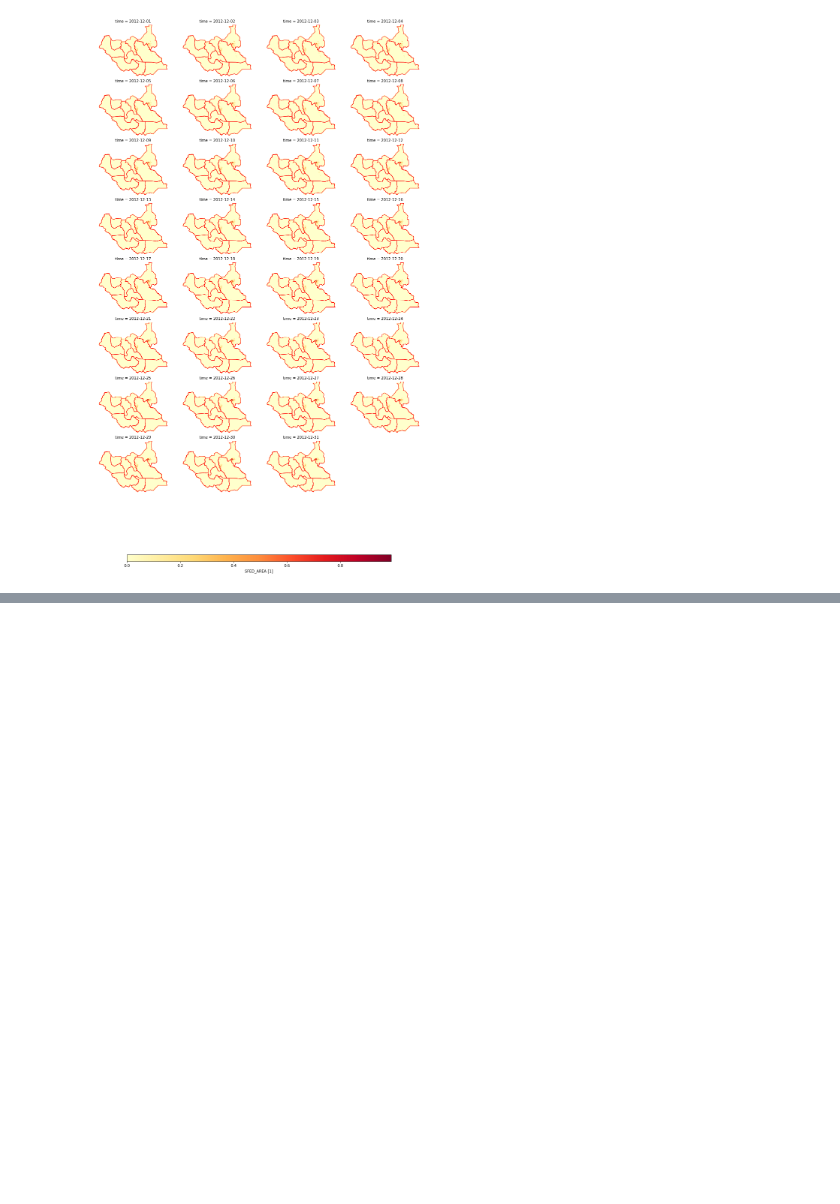
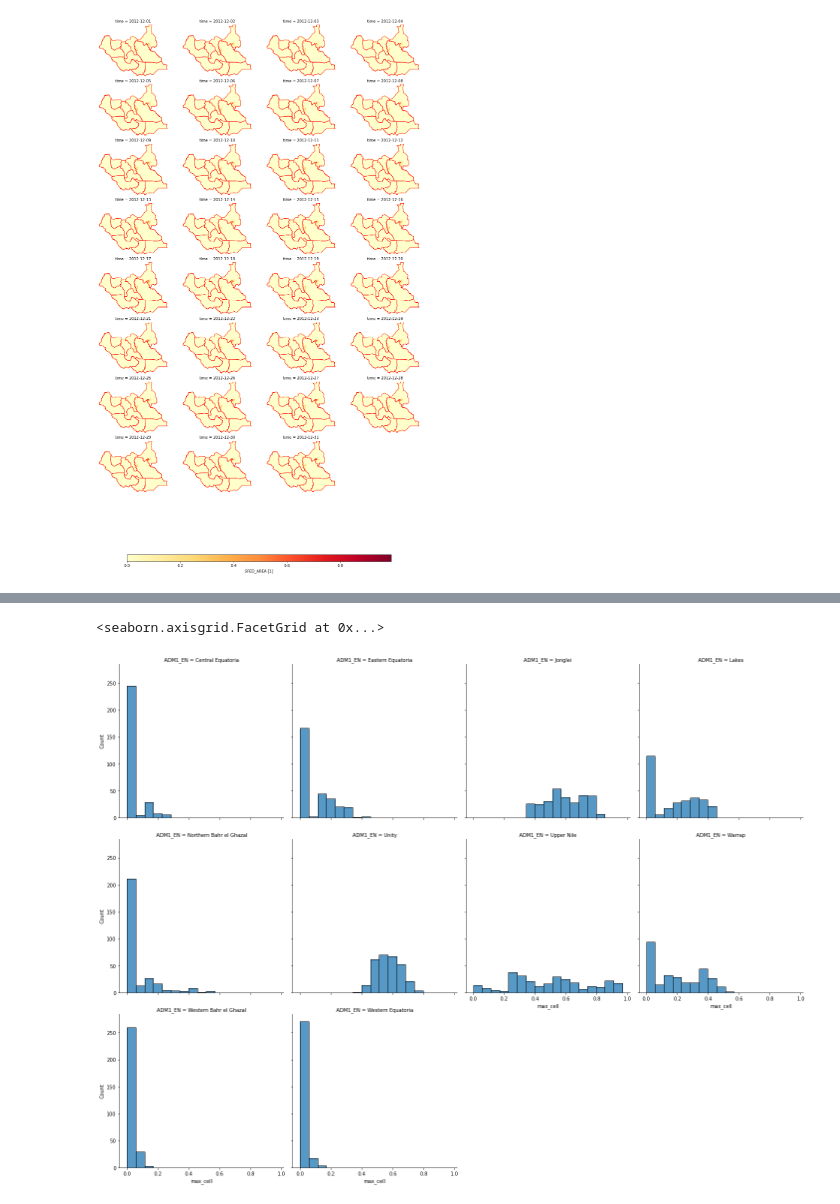
Before and after one commit to OCHA-DAP/pa-anticipatory-action, a Jupyter notebook: analyses/ssd/notebooks/ssd_floodscan_understand_format.ipynb, the cells around one changed output, grey strips where cells are left out. Cells and saved outputs as stored; diff of their text form; code cells hidden in the pictures; blank space fills up the shorter version.

```diff
--- a/analyses/ssd/notebooks/ssd_floodscan_understand_format.ipynb
+++ b/analyses/ssd/notebooks/ssd_floodscan_understand_format.ipynb
@@ -159,0 +383,5 @@ for ax in g.axes.flat:
+# %%
+sns.displot(data=df_month_total_adm1_valid, col='ADM1_EN', x='max_cell',col_wrap=4)
+# %% [output]
+<seaborn.axisgrid.FacetGrid at 0x...>
+[figure, added]
```
Also changed, not shown: parts of 33 cells of this notebook.
